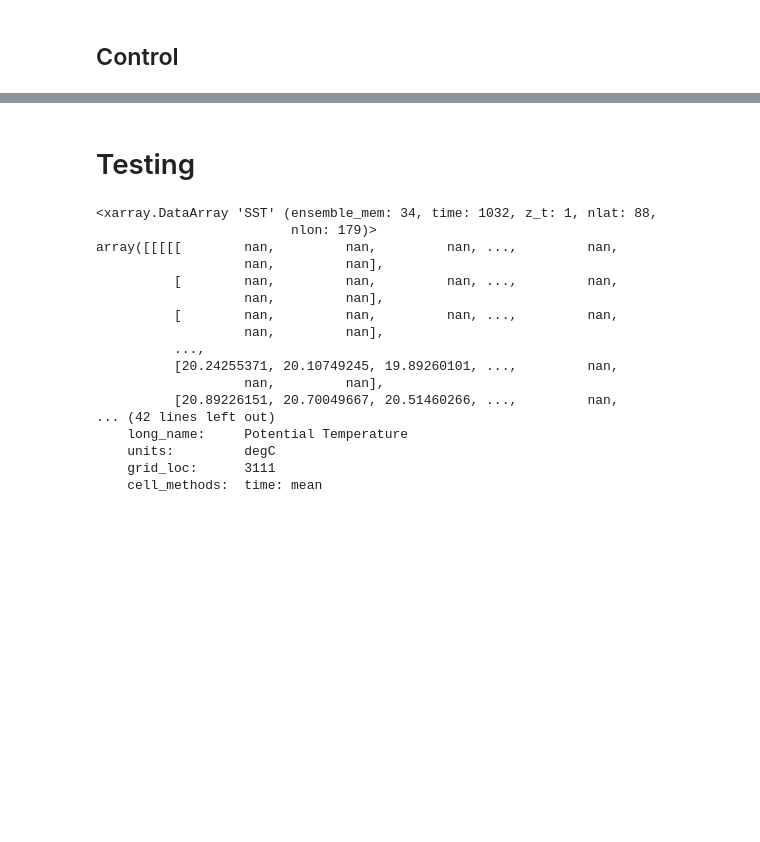
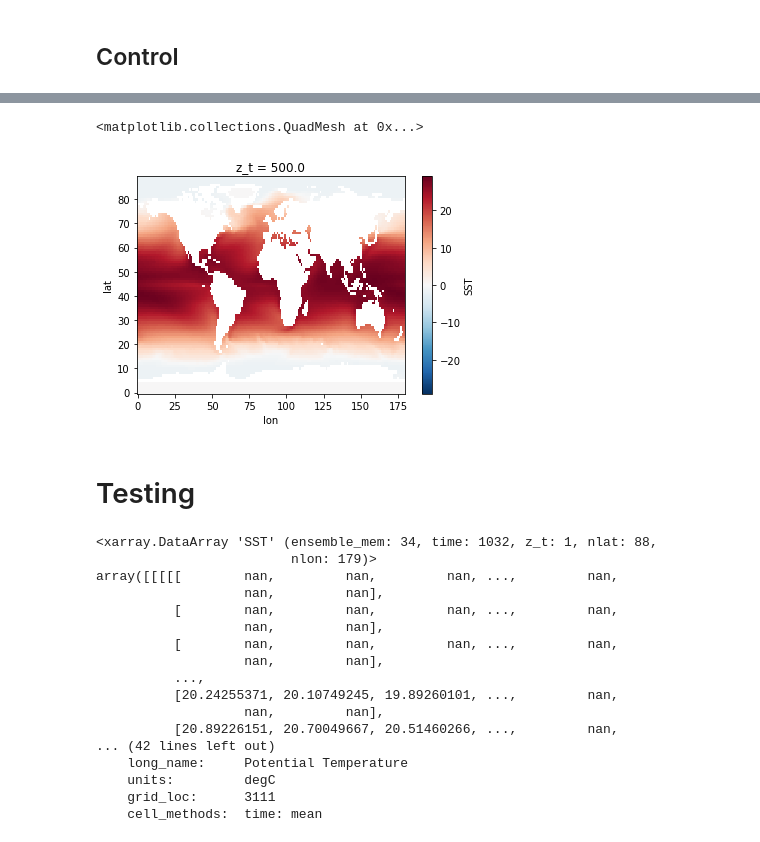
Before and after one commit to mailesasaki/cesmle_variability_analysis, a Jupyter notebook: LENS_correlation/load_cesm1.ipynb, the cells around one changed output, grey strips where cells are left out. Cells and saved outputs as stored; diff of their text form; code cells hidden in the pictures; blank space fills up the shorter version.

```diff
--- a/LENS_correlation/load_cesm1.ipynb
+++ b/LENS_correlation/load_cesm1.ipynb
@@ -167,0 +344,11 @@ historical_sst.SST.to_netcdf('/data/keeling/a/mailes2/a/lens_processed/CESM_LENS
+# %%
+#https://gist.github.com/bradyrx/aee079f8494b084a5c56f7eaf83c8cef
+
+
+# target grid is 1x1 degree rectilinear
+ds_out = xe.util.grid_global(2, 2)
+ds_out
+
+cont_sst_sq = control_sst['SST'].squeeze()
+cont_sst_sq = cont_sst_sq.to_dataset()
+cont_sst_sq
@@ -167,0 +418,3 @@ historical_sst.SST.to_netcdf('/data/keeling/a/mailes2/a/lens_processed/CESM_LENS
+# %%
+cont_sst_sq = cont_sst_sq.rename({'TLAT':'lat', 'TLONG': 'lon'})
+cont_sst_sq
@@ -167,0 +484,3 @@ historical_sst.SST.to_netcdf('/data/keeling/a/mailes2/a/lens_processed/CESM_LENS
+# %%
+regridder = xe.Regridder(cont_sst_sq, ds_out, 'bilinear', periodic=True)
+regridder
@@ -167,0 +495,14 @@ historical_sst.SST.to_netcdf('/data/keeling/a/mailes2/a/lens_processed/CESM_LENS
+# %%
+dr_out = regridder(cont_sst_sq)
+
+sst_cont = dr_out.rename({'x':'lon', 'y':'lat'})
+sst_cont = sst_cont['SST']
+sst_cont = sst_cont.drop_vars('lat')
+sst_cont = sst_cont.drop_vars('lon')
+
+new_lats=np.arange(-87,88,2)
+new_lons=np.arange(1,359,2)
+
+sst_cont.coords['lon'] = np.arange(1,360,2)
+sst_cont.coords['lat'] = np.arange(-90,90,2)
+sst_cont_interp = sst_cont.interp(lat=new_lats, lon=new_lons)
@@ -168,3 +559,8 @@ historical_sst.SST.to_netcdf('/data/keeling/a/mailes2/a/lens_processed/CESM_LENS
+# %%
+sst_cont.mean('time').plot()
+# %% [output]
+<matplotlib.collections.QuadMesh at 0x...>
+[figure, added]
 # %% [markdown]
 # Testing
 # %%
```
Also changed, not shown: parts of 26 cells of this notebook, 3 other files.
